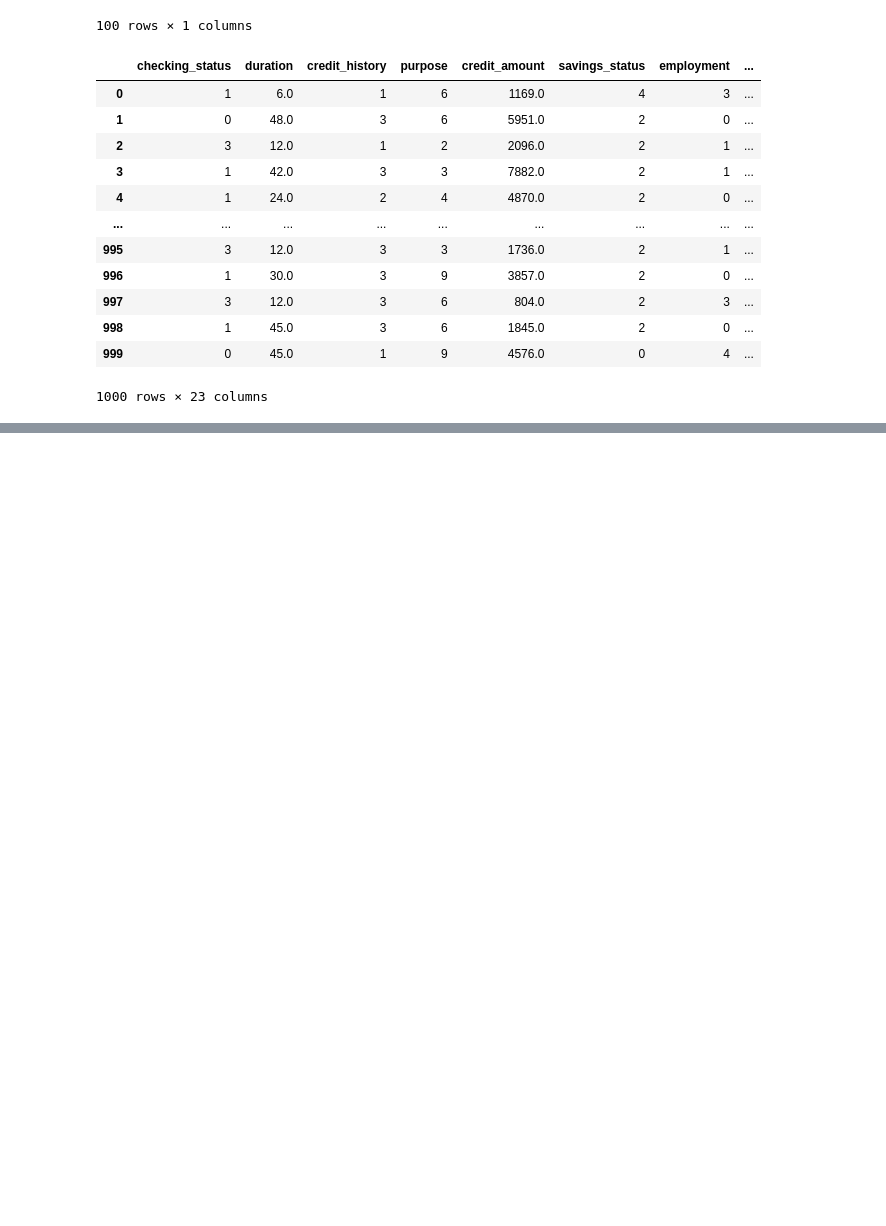
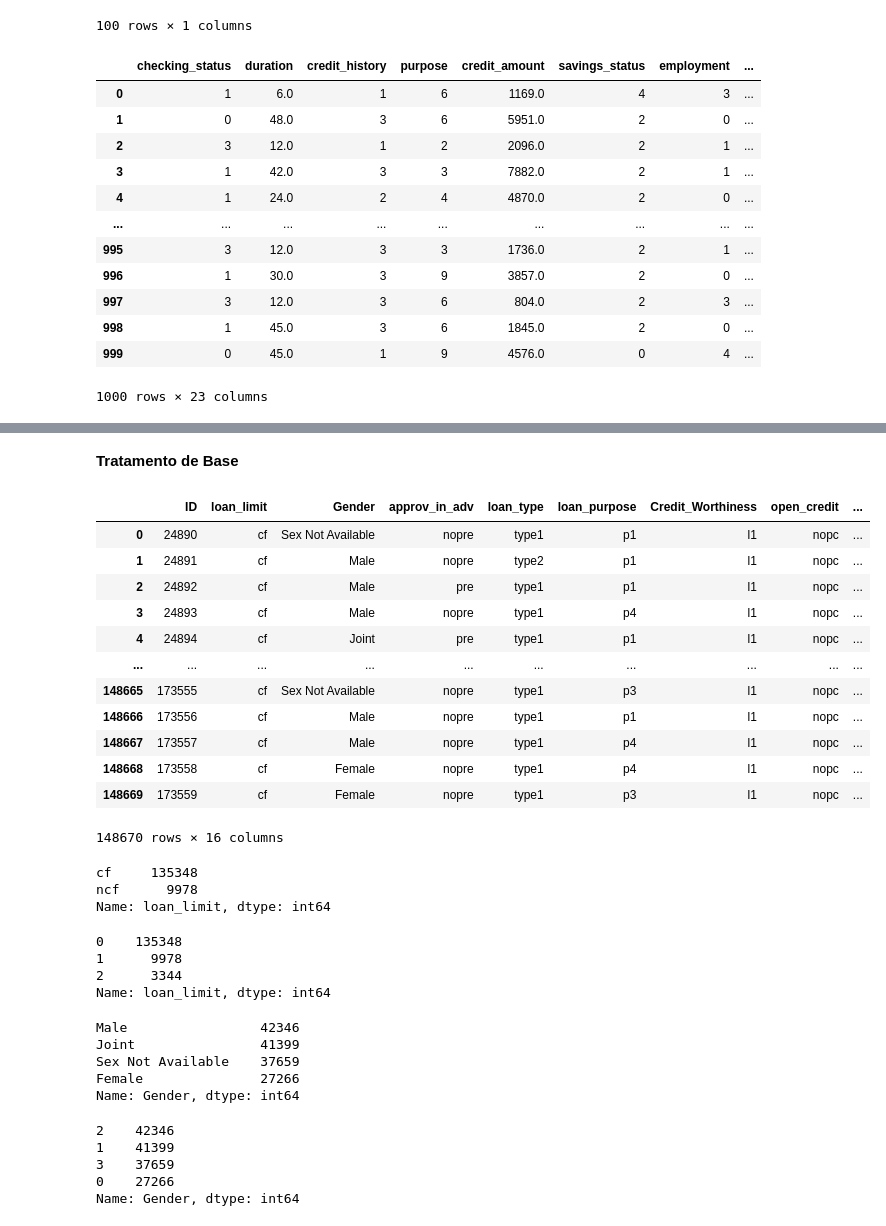
Before and after one commit to gabrielsantosds/credit_risk_test_1, a Jupyter notebook: Modelagem_de_Crédito.ipynb, the cells around one changed output, grey strips where cells are left out. Cells and saved outputs as stored; diff of their text form; code cells hidden in the pictures; blank space fills up the shorter version.

```diff
--- a/Modelagem_de_Crédito.ipynb
+++ b/Modelagem_de_Crédito.ipynb
@@ -272,0 +282,3 @@ df.to_excel("modelo_credito.xlsx")
+# %%
+df = pd.read_csv("/content/drive/MyDrive/Data Science/Datasets/Loan_Default.csv", sep = ",")
+df.info()
@@ -272,0 +303,58 @@ df.to_excel("modelo_credito.xlsx")
+# %% [markdown]
+**Tratamento de Base**
+# %%
+df[["ID","loan_limit","Gender", "approv_in_adv",	"loan_type",	"loan_purpose", "Credit_Worthiness",	"open_credit", "Credit_Score", "age",	"Region",  "rate_of_interest", "Interest_rate_spread", "Upfront_charges","term", "Status"]]
+# %% [output]
+|  | ID | loan_limit | Gender | approv_in_adv | loan_type | loan_purpose | Credit_Worthiness | open_credit | ... |
+| 0 | 24890 | cf | Sex Not Available | nopre | type1 | p1 | l1 | nopc | ... |
+| 1 | 24891 | cf | Male | nopre | type2 | p1 | l1 | nopc | ... |
+| 2 | 24892 | cf | Male | pre | type1 | p1 | l1 | nopc | ... |
+| 3 | 24893 | cf | Male | nopre | type1 | p4 | l1 | nopc | ... |
+| 4 | 24894 | cf | Joint | pre | type1 | p1 | l1 | nopc | ... |
+| ... | ... | ... | ... | ... | ... | ... | ... | ... | ... |
+| 148665 | 173555 | cf | Sex Not Available | nopre | type1 | p3 | l1 | nopc | ... |
+| 148666 | 173556 | cf | Male | nopre | type1 | p1 | l1 | nopc | ... |
+| 148667 | 173557 | cf | Male | nopre | type1 | p4 | l1 | nopc | ... |
+| 148668 | 173558 | cf | Female | nopre | type1 | p4 | l1 | nopc | ... |
+| 148669 | 173559 | cf | Female | nopre | type1 | p3 | l1 | nopc | ... |
+148670 rows × 16 columns
+# %%
+df.loan_limit.value_counts()
+# df.loan_limit.info()
+
+#Valores não nulos e sem reporte missing
+# %% [output]
+cf     135348
+ncf      9978
+Name: loan_limit, dtype: int64
+# %%
+# Transformando as species em número
+from sklearn.preprocessing import LabelEncoder
+label_encoder = LabelEncoder()
+
+loan_limit =  label_encoder.fit_transform(df.loan_limit)
+df["loan_limit"] = loan_limit
+df.loan_limit.value_counts()
+# %% [output]
+0    135348
+1      9978
+2      3344
+Name: loan_limit, dtype: int64
+# %%
+df["Gender"].value_counts()
+# %% [output]
+Male                 42346
+Joint                41399
+Sex Not Available    37659
+Female               27266
+Name: Gender, dtype: int64
+# %%
+Gender =  label_encoder.fit_transform(df.Gender)
+df["Gender"] = Gender
+df["Gender"].value_counts()
+# %% [output]
+2    42346
+1    41399
+3    37659
+0    27266
+Name: Gender, dtype: int64
```
Also changed, not shown: parts of 20 cells of this notebook.
